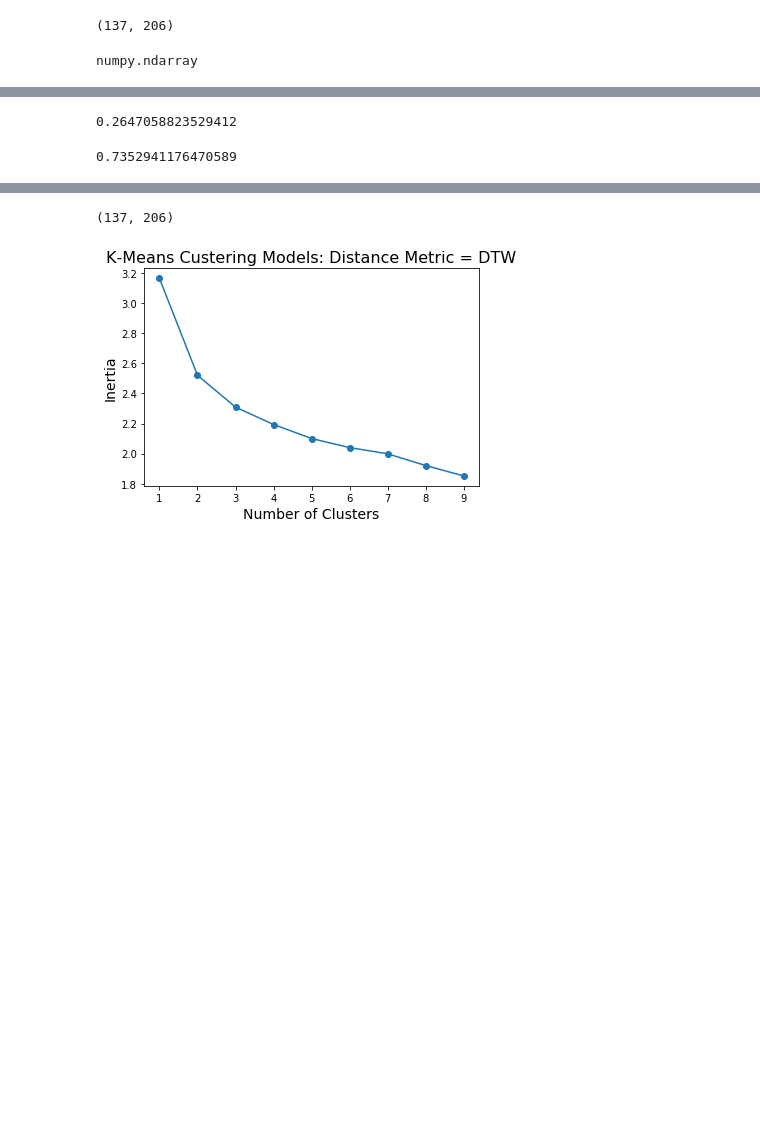
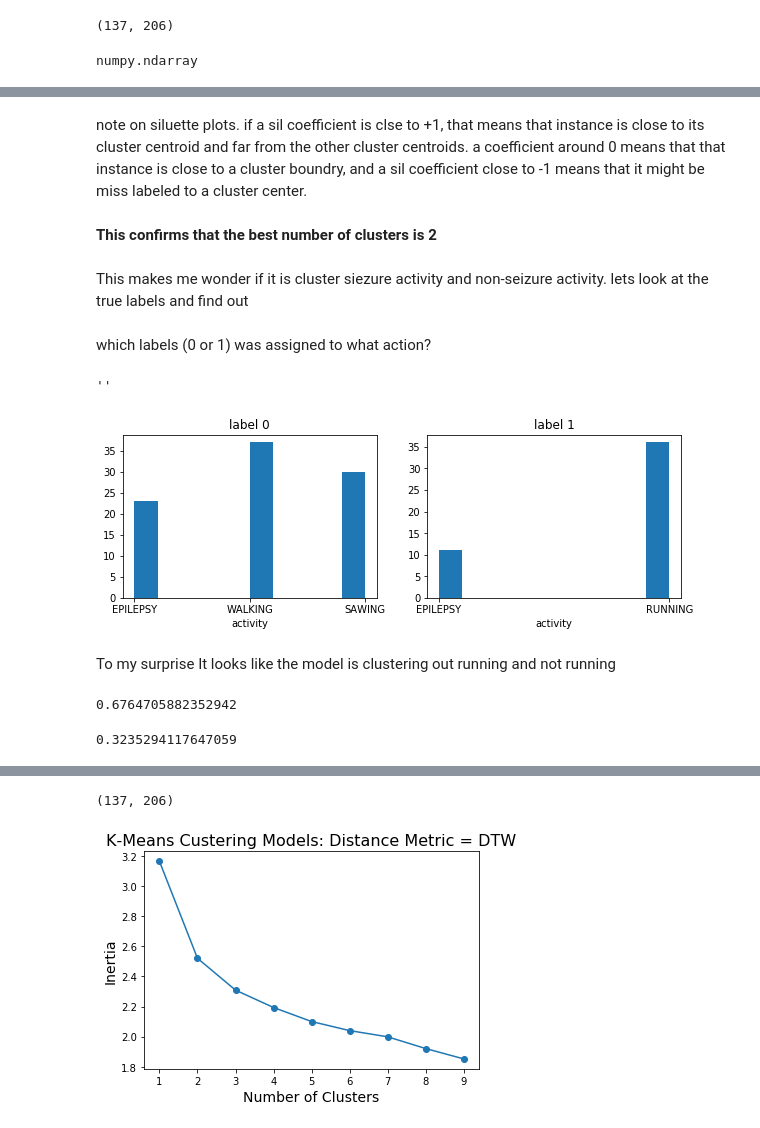
Before and after one commit to Iguanacolossus/Capstone3-TBA, a Jupyter notebook: notebooks/HAR-clustering.ipynb, the cells around one changed output, grey strips where cells are left out. Cells and saved outputs as stored; diff of their text form; code cells hidden in the pictures; blank space fills up the shorter version.

```diff
--- a/notebooks/HAR-clustering.ipynb
+++ b/notebooks/HAR-clustering.ipynb
@@ -319,0 +295,6 @@ epilepsy = labels_df[labels_df['activity']==b'EPILEPSY']
+# %% [markdown]
+note on siluette plots. if a sil coefficient is clse to +1, that means that instance is close to its cluster centroid and far from the other cluster centroids. a coefficient around 0 means that that instance is close to a cluster boundry, and a sil coefficient close to -1 means that it might be miss labeled to a cluster center.
+# %% [markdown]
+**This confirms that the best number of clusters is 2**
+# %% [markdown]
+This makes me wonder if it is cluster siezure activity and non-seizure activity. lets look at the true labels and find out
@@ -320,13 +307,34 @@ epilepsy = labels_df[labels_df['activity']==b'EPILEPSY']
+# %% [markdown]
+which labels (0 or 1) was assigned to what action?
+# %%
+#just true epilepsy samples
+#epilepsy = labels_df[labels_df['activity']==b'EPILEPSY']
+label0 = labels_df[labels_df['km2_pred']==0]
+label1 = labels_df[labels_df['km2_pred']==1]
+
+fig, ax = plt.subplots(1,2,figsize=(10,3))
+ax[0].hist(label0['activity'])
+ax[0].set_title('label 0')
+ax[0].set_xlabel('activity')
+
+ax[1].hist(label1['activity'])
+ax[1].set_title('label 1')
+ax[1].set_xlabel('activity')
+
+;
+# %% [output]
+''
+[figure, added]
+# %% [markdown]
+To my surprise It looks like the model is clustering out running and not running
 # %%
-#ratio of true epilepy labels to each cluster
+#ratio of true epilepsy labels to each cluster
 c0_ratio = epilepsy[epilepsy['km2_pred']==0].shape[0]/epilepsy.shape[0]
+c0_ratio
+# %% [output]
+0.6764705882352942
 # %%
 c1_ratio = epilepsy[epilepsy['km2_pred']==1].shape[0]/epilepsy.shape[0]
+c1_ratio
+# %% [output]
+0.3235294117647059
-# %%
-c1_ratio
-# %% [output]
-0.2647058823529412
-# %%
-c0_ratio
-# %% [output]
-0.7352941176470589
```
Also changed, not shown: parts of 57 cells of this notebook, 1 other file.
